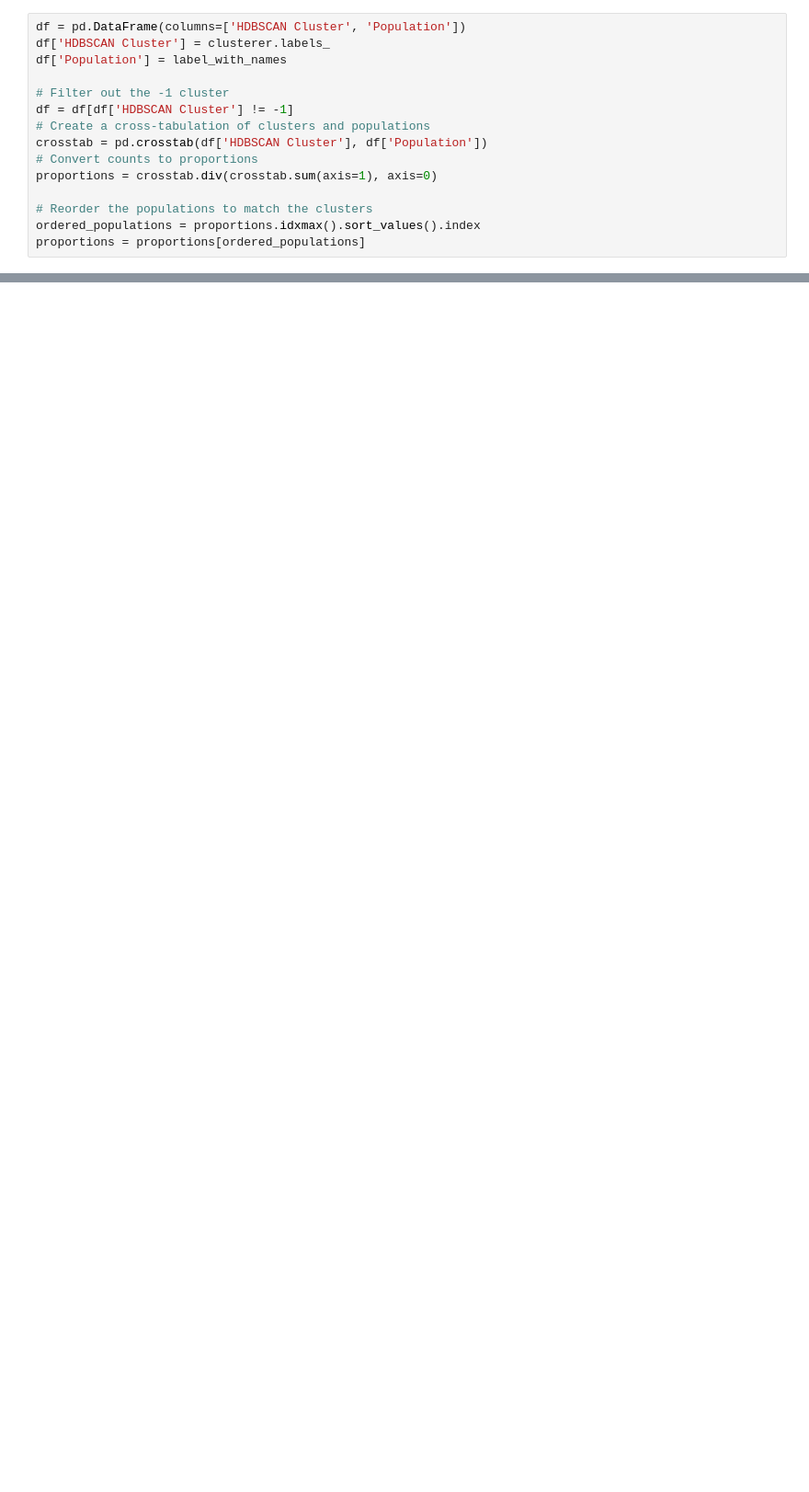
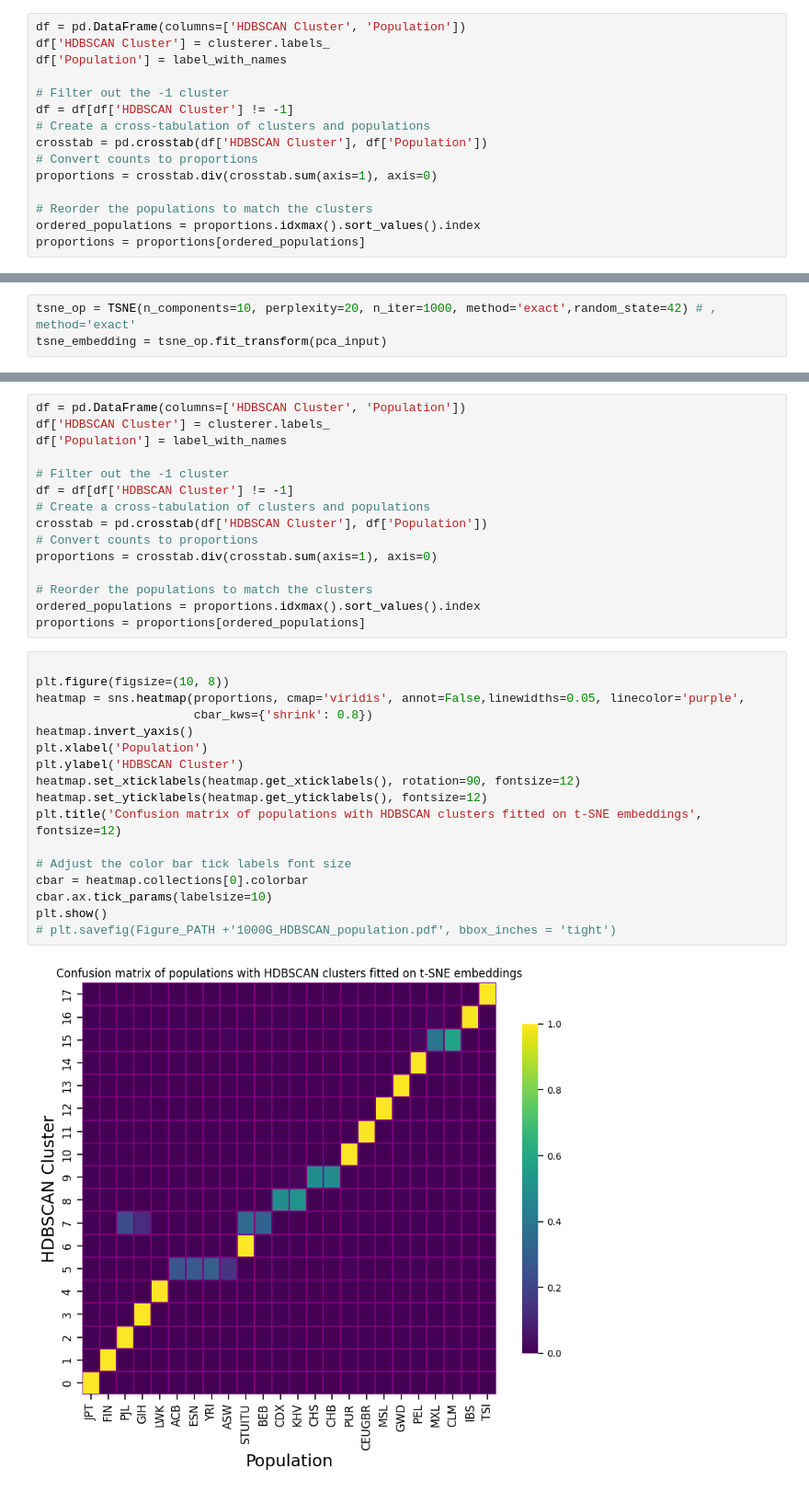
Before and after one commit to latent-reasoning-works/manylatents, a Jupyter notebook: notebooks/phate_1000G_HDBSCAN.ipynb, the cells around one changed output, grey strips where cells are left out. Shown: that part at 92% size. Saved outputs shown, nothing was run; the diff lists cells and outputs as text; blank space fills up the shorter version.

```diff
--- a/notebooks/phate_1000G_HDBSCAN.ipynb
+++ b/notebooks/phate_1000G_HDBSCAN.ipynb
@@ -124,0 +125,3 @@ plt.savefig(Figure_PATH +'1000G_HDBSCAN_population.pdf', bbox_inches = 'tight')
+# %%
+tsne_op = TSNE(n_components=10, perplexity=20, n_iter=1000, method='exact',random_state=42) # , method='exact'
+tsne_embedding = tsne_op.fit_transform(pca_input)
@@ -124,0 +145,34 @@ plt.savefig(Figure_PATH +'1000G_HDBSCAN_population.pdf', bbox_inches = 'tight')
+# %%
+df = pd.DataFrame(columns=['HDBSCAN Cluster', 'Population'])
+df['HDBSCAN Cluster'] = clusterer.labels_
+df['Population'] = label_with_names
+
+# Filter out the -1 cluster
+df = df[df['HDBSCAN Cluster'] != -1]
+# Create a cross-tabulation of clusters and populations
+crosstab = pd.crosstab(df['HDBSCAN Cluster'], df['Population'])
+# Convert counts to proportions
+proportions = crosstab.div(crosstab.sum(axis=1), axis=0)
+
+# Reorder the populations to match the clusters
+ordered_populations = proportions.idxmax().sort_values().index
+proportions = proportions[ordered_populations]
+# %%
+
+plt.figure(figsize=(10, 8))
+heatmap = sns.heatmap(proportions, cmap='viridis', annot=False,linewidths=0.05, linecolor='purple',
+                      cbar_kws={'shrink': 0.8})
+heatmap.invert_yaxis()
+plt.xlabel('Population')
+plt.ylabel('HDBSCAN Cluster')
+heatmap.set_xticklabels(heatmap.get_xticklabels(), rotation=90, fontsize=12)
+heatmap.set_yticklabels(heatmap.get_yticklabels(), fontsize=12)
+plt.title('Confusion matrix of populations with HDBSCAN clusters fitted on t-SNE embeddings', fontsize=12)
+
+# Adjust the color bar tick labels font size
+cbar = heatmap.collections[0].colorbar
+cbar.ax.tick_params(labelsize=10)
+plt.show()
+# plt.savefig(Figure_PATH +'1000G_HDBSCAN_population.pdf', bbox_inches = 'tight')
+# %% [output]
+[figure, added]
```
Also changed, not shown: parts of 19 cells of this notebook.
